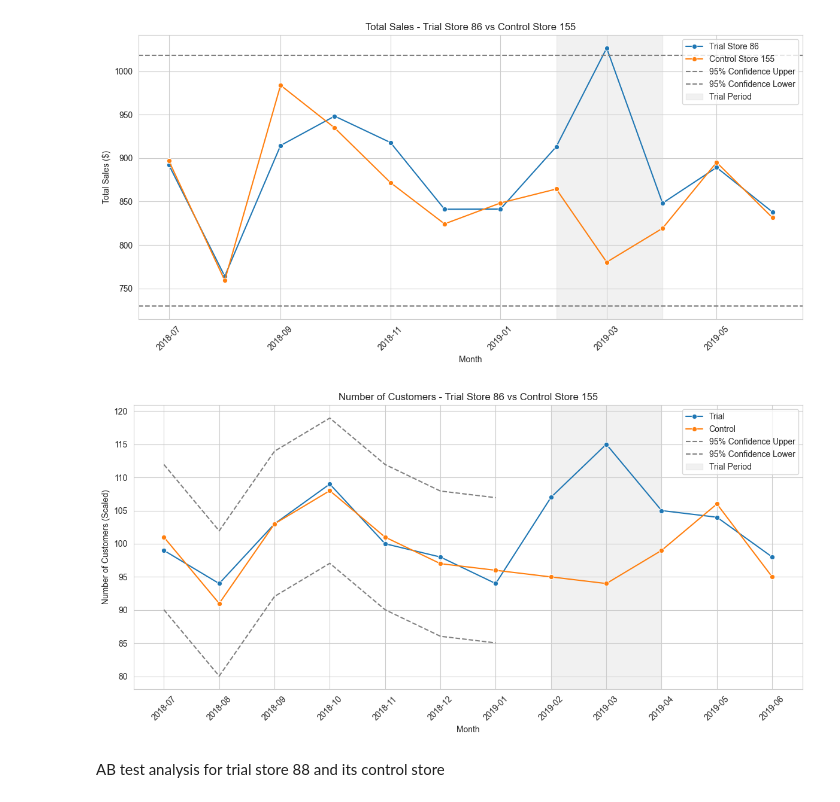
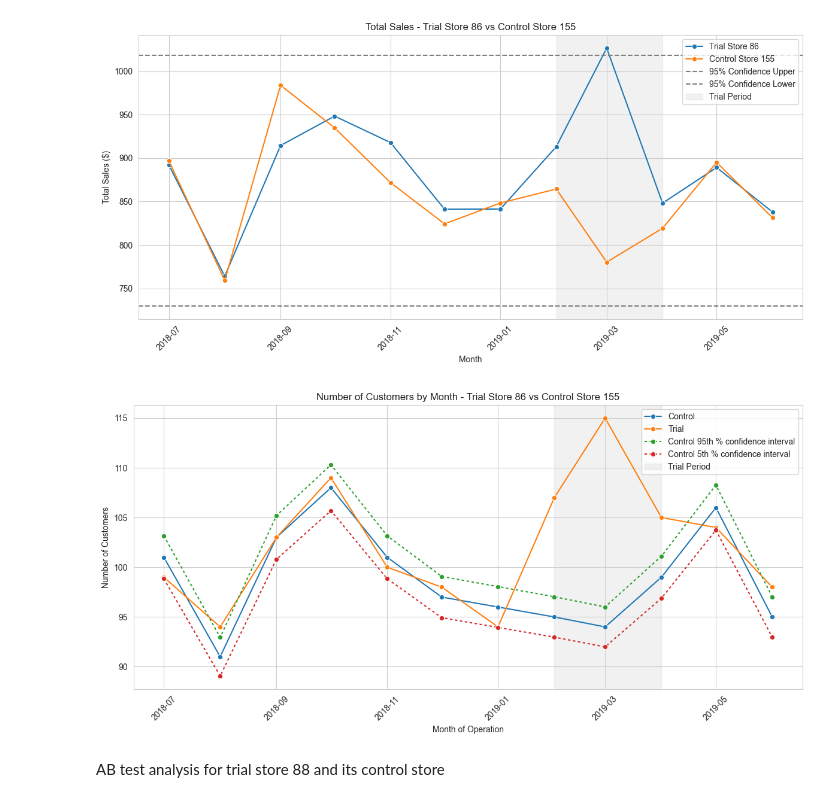
Before and after one commit to JunlongLi-0607/Data-analytic-projects, a Jupyter notebook: Task 2.ipynb, the cells around one changed output. Drawn from its saved outputs; the diff is of its cells as text; code cells hidden in the pictures.

```diff
--- a/Task 2.ipynb
+++ b/Task 2.ipynb
@@ -1032,50 +1118,90 @@ plt.show()
 # %% [output]
 [figure]
 # %%
+# 1. 计算 scaling factor
 pre_trial_data = store_month_metrics[store_month_metrics['month_id'].isin(pre_trial_months)]
 trial_total = pre_trial_data[pre_trial_data['STORE_NBR'] == trial_store_2]['n_customers'].sum()
 control_total = pre_trial_data[pre_trial_data['STORE_NBR'] == control_store_2]['n_customers'].sum()
 scaling_factor = trial_total / control_total
 
+# 2. 构造 scaled_customers 字段并标记 Store_type
 measure_data = store_month_metrics[store_month_metrics['STORE_NBR'].isin([trial_store_2, control_store_2])][['STORE_NBR', 'month_id', 'n_customers']].copy()
 measure_data['Store_type'] = measure_data['STORE_NBR'].apply(lambda x: 'Trial' if x == trial_store_2 else 'Control')
 measure_data['scaled_customers'] = measure_data.apply(
-    lambda row: row['n_customers'] * scaling_factor if row['Store_type'] == 'Control' else row['n_customers'], axis=1
+    lambda row: row['n_customers'] * scaling_factor if row['Store_type'] == 'Control' else row['n_customers'],
+    axis=1
 )
 
-control_scaled = measure_data[(measure_data['Store_type'] == 'Control') & (measure_data['month_id'].isin(pre_trial_months))]
-std_dev = control_scaled['scaled_customers'].std()
+# 3. 每月平均顾客数
+grouped_customers = (
+    measure_data.groupby(['month_id', 'Store_type'])['scaled_customers']
+    .mean()
+    .reset_index()
+    .rename(columns={'scaled_customers': 'nCusts'})
+)
+grouped_customers['TransactionMonth'] = pd.to_datetime(grouped_customers['month_id'], format='%Y-%m')
 
-conf_95_upper = control_scaled.groupby('month_id')['scaled_customers'].mean() + 2 * std_dev
-conf_95_lower = control_scaled.groupby('month_id')['scaled_customers'].mean() - 2 * std_dev
-conf_df = pd.DataFrame({
-    'month_id': conf_95_upper.index,
-    '95% upper': conf_95_upper.values,
-    '95% lower': conf_95_lower.values
-})
+# 4. 计算 percentageDiff 和 std_dev
+merged_pct = pd.merge(
+    grouped_customers[grouped_customers['Store_type'] == 'Control'][['month_id', 'nCusts']],
+    grouped_customers[grouped_customers['Store_type'] == 'Trial'][['month_id', 'nCusts']],
+    on='month_id',
+    suffixes=('_control', '_trial')
+)
+merged_pct = merged_pct[merged_pct['month_id'].isin(pre_trial_months)]
+merged_pct['percentageDiff'] = np.abs(merged_pct['nCusts_control'] - merged_pct['nCusts_trial']) / merged_pct['nCusts_control']
+std_dev = merged_pct['percentageDiff'].std()
+degrees_freedom = len(pre_trial_months) - 1
 
-plot_df = measure_data.copy()
-plot_df['customers'] = plot_df['scaled_customers']
-plot_df = plot_df[['month_id', 'Store_type', 'customers']]
+# 5. 构造上下置信区间线（±2*std）
+control_data = grouped_customers[grouped_customers['Store_type'] == 'Control'].copy()
+control_95_hi = control_data.copy()
+control_95_hi['nCusts'] = control_95_hi['nCusts'] * (1 + 2 * std_dev)
+control_95_hi['Store_type'] = 'Control 95th % confidence interval'
 
+control_95_lo = control_data.copy()
+control_95_lo['nCusts'] = control_95_lo['nCusts'] * (1 - 2 * std_dev)
+control_95_lo['Store_type'] = 'Control 5th % confidence interval'
+
+# 6. 合并数据以便绘图
+plot_df = pd.concat([grouped_customers, control_95_hi, control_95_lo], ignore_index=True)
+
+# 7. 绘图
 plt.figure(figsize=(12, 6))
-sns.lineplot(data=plot_df, x='month_id', y='customers', hue='Store_type', marker='o')
 
-plt.plot(conf_df['month_id'], conf_df['95% upper'], linestyle='--', color='gray', label='95% Confidence Upper')
-plt.plot(conf_df['month_id'], conf_df['95% lower'], linestyle='--', color='gray', label='95% Confidence Lower')
+# 设置线型映射：实线和虚线
+dashes_map = {
+    'Trial': '',  # 实线
+    'Control': '',  # 实线
+    'Control 95th % confidence interval': (2, 2),  # 虚线
+    'Control 5th % confidence interval': (2, 2)    # 虚线
+}
 
-plt.axvspan('2019-02', '2019-04', color='lightgray', alpha=0.3, label='Trial Period')
+sns.lineplot(
+    data=plot_df,
+    x='TransactionMonth',
+    y='nCusts',
+    hue='Store_type',
+    style='Store_type',
+    dashes=dashes_map,
+    marker='o'
+)
 
-plt.title(f'Number of Customers - Trial Store {trial_store_2} vs Control Store {control_store_2}')
-plt.xlabel('Month')
-plt.ylabel('Number of Customers (Scaled)')
+# 添加试验期背景灰色区域
+plt.axvspan(pd.to_datetime('2019-02-01'), pd.to_datetime('2019-04-01'),
+            color='lightgray', alpha=0.3, label='Trial Period')
+
+# 设置标题和轴标签
+plt.title(f'Number of Customers by Month - Trial Store {trial_store_2} vs Control Store {control_store_2}')
+plt.xlabel('Month of Operation')
+plt.ylabel('Number of Customers')
 plt.xticks(rotation=45)
+plt.legend(loc='upper right')
 plt.grid(True)
-plt.legend()
 plt.tight_layout()
 plt.show()
 # %% [output]
-[figure, old version]
+[figure, new version]
 # %% [markdown]
 AB test analysis for trial store 88 and its control store
 # %% [markdown]
```
Also changed, not shown: parts of 12 cells of this notebook.
